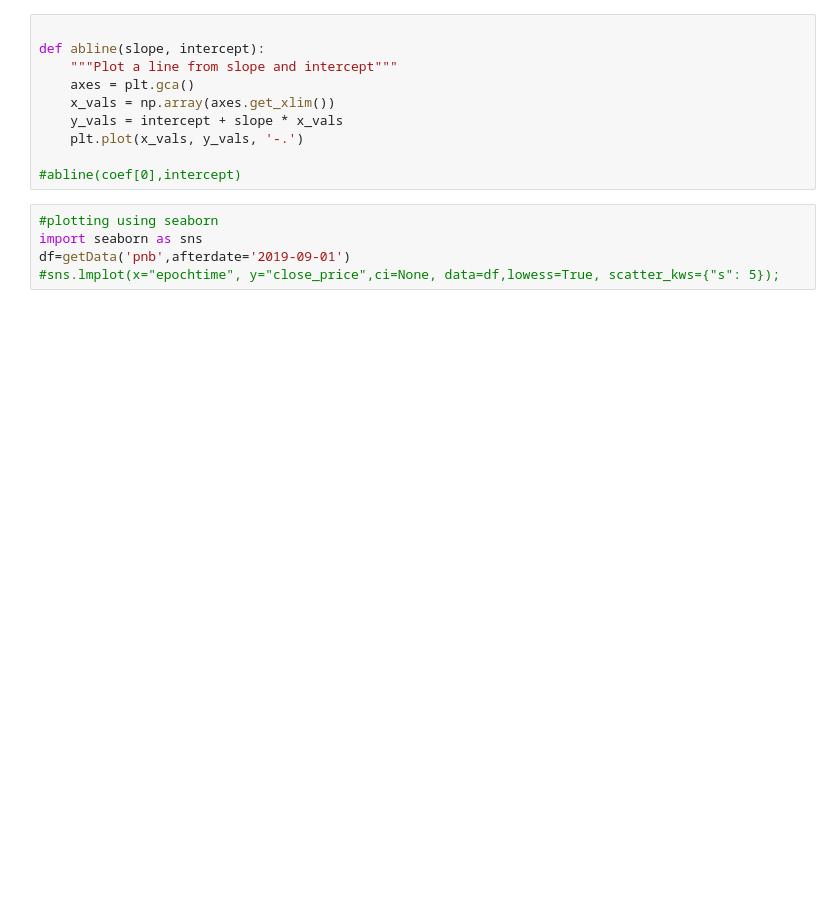
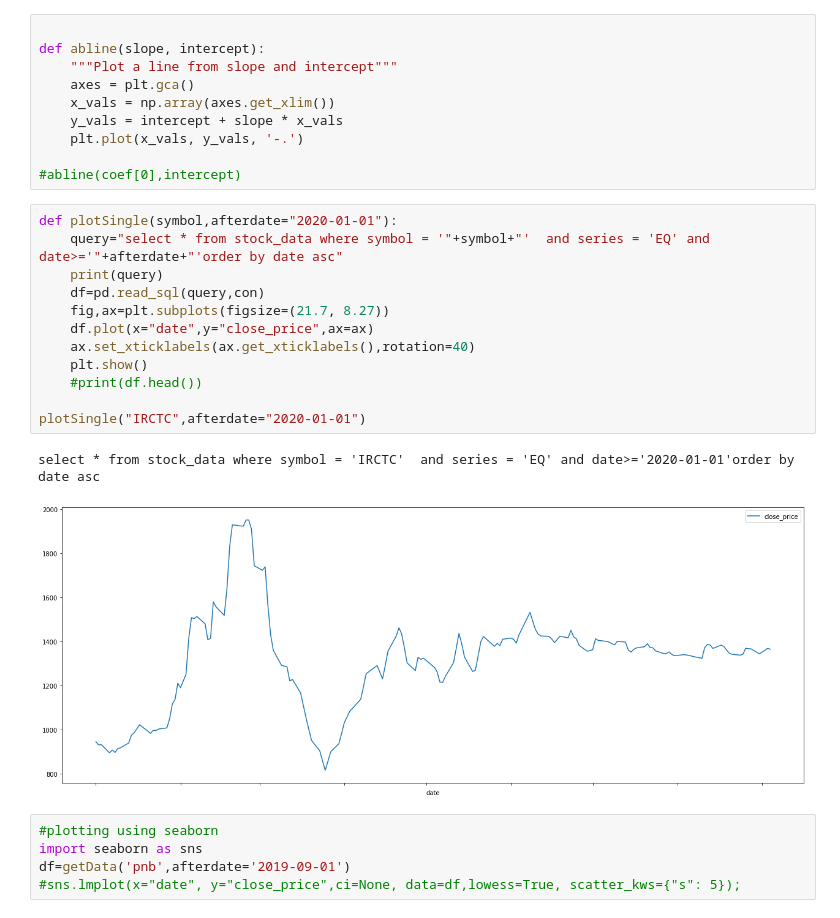
Before and after one commit to palashkulsh/nseproxy, a Jupyter notebook: python-graphs/linear regression on stocks.ipynb, the cells around one changed output. Cells and saved outputs as stored; diff of their text form; blank space fills up the shorter version.

```diff
--- a/python-graphs/linear regression on stocks.ipynb
+++ b/python-graphs/linear regression on stocks.ipynb
@@ -61,11 +63,26 @@ def abline(slope, intercept):
     plt.plot(x_vals, y_vals, '-.')
 
 #abline(coef[0],intercept)
+# %%
+def plotSingle(symbol,afterdate="2020-01-01"):
+    query="select * from stock_data where symbol = '"+symbol+"'  and series = 'EQ' and date>='"+afterdate+"'order by date asc"
+    print(query)
+    df=pd.read_sql(query,con)
+    fig,ax=plt.subplots(figsize=(21.7, 8.27))
+    df.plot(x="date",y="close_price",ax=ax)
+    ax.set_xticklabels(ax.get_xticklabels(),rotation=40)
+    plt.show()
+    #print(df.head())
+
+plotSingle("IRCTC",afterdate="2020-01-01")
+# %% [output]
+select * from stock_data where symbol = 'IRCTC'  and series = 'EQ' and date>='2020-01-01'order by date asc
+[figure, added]
 # %%
 #plotting using seaborn
 import seaborn as sns
 df=getData('pnb',afterdate='2019-09-01')
-#sns.lmplot(x="epochtime", y="close_price",ci=None, data=df,lowess=True, scatter_kws={"s": 5});
+#sns.lmplot(x="date", y="close_price",ci=None, data=df,lowess=True, scatter_kws={"s": 5});
 # %%
 #now we are getting all the symbols from our database
 def getAllSymbols(afterdate="2019-10-01"):
```
Also changed, not shown: parts of 3 cells of this notebook, 7 other files.
